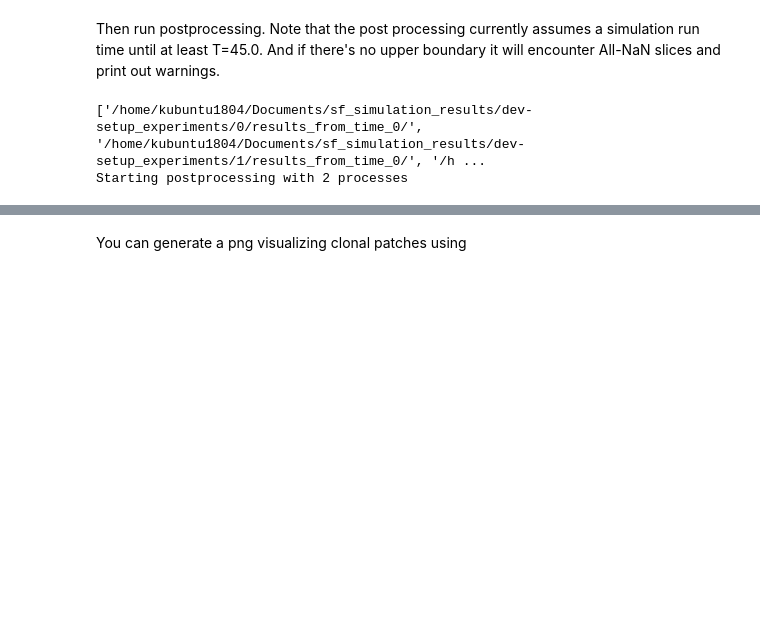
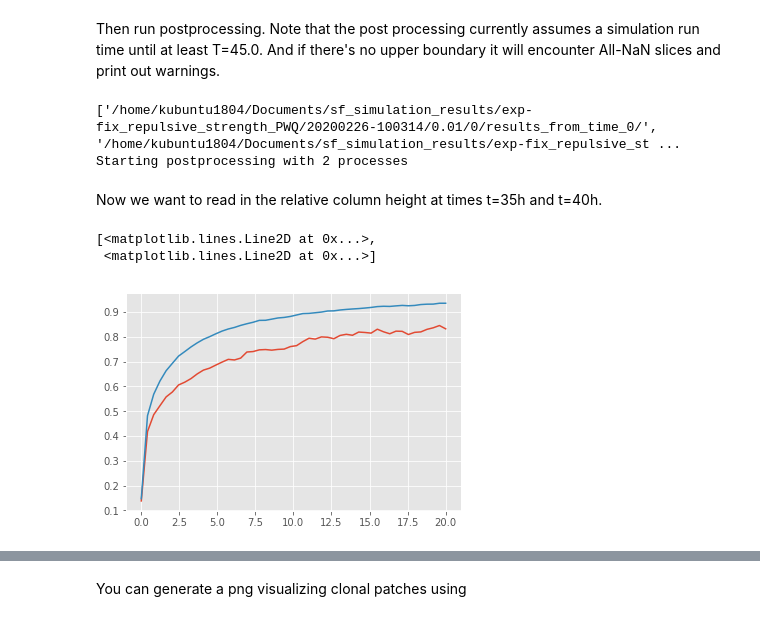
Before and after one commit to somathias/CartilageCBM, a Jupyter notebook: exp-fix_repulsive_strength_PWQ.ipynb, the cells around one changed output, grey strips where cells are left out. Cells and saved outputs as stored; diff of their text form; code cells hidden in the pictures; blank space fills up the shorter version.

```diff
--- a/exp-fix_repulsive_strength_PWQ.ipynb
+++ b/exp-fix_repulsive_strength_PWQ.ipynb
@@ -38,6 +57,6 @@ flags = flags + ' --F pwq' # PWQ force
 # %%
 list_of_flags = []
-for mu_R in np.linspace(0, 5, 20):
+for mu_R in mu_R_values:
     direc = output_directory + '/' + str(mu_R) + '/'
     list_of_flags.append(' --output-dir '+direc + flags + ' --mu_R ' + str(mu_R))
 de.run_simulations_list(list_of_flags=list_of_flags)
@@ -65,9 +84,29 @@ Note that the output from the bash subprocesses gets printed in the shell runnin
 Then run postprocessing. Note that the post processing currently assumes a simulation run time until at least T=45.0. And if there's no upper boundary it will encounter All-NaN slices and print out warnings.
 # %%
 list_of_directories = []
-for mu_R in np.linspace(0, 5, 20):
+for mu_R in mu_R_values:
     list_of_directories.append(output_directory + '/' + str(mu_R) + '/')
 de.run_postprocessing_list(list_of_directories)
 # %% [output]
-['/home/kubuntu1804/Documents/sf_simulation_results/dev-setup_experiments/0/results_from_time_0/', '/home/kubuntu1804/Documents/sf_simulation_results/dev-setup_experiments/1/results_from_time_0/', '/h ...
+['/home/kubuntu1804/Documents/sf_simulation_results/exp-fix_repulsive_strength_PWQ/20200226-100314/0.01/0/results_from_time_0/', '/home/kubuntu1804/Documents/sf_simulation_results/exp-fix_repulsive_st ...
 Starting postprocessing with 2 processes
+# %% [markdown]
+Now we want to read in the relative column height at times t=35h and t=40h.
+# %%
+# time steps are consistent across runs, so it's sufficient to load them from a single path
+times, coords = sm.read_in_data('/home/kubuntu1804/Documents/sf_simulation_results/'+output_directory + '/' + str(mu_R) + '/0/results_from_time_0/')
+ind_t35 = np.where(times==35.0)[0][0] #what if we did not sample at this time???
+ind_t40 = np.where(times==40.0)[0][0]
+# %%
+rch_t35 = []
+rch_t40 = []
+for direc in list_of_directories:
+    rch = np.loadtxt('/home/kubuntu1804/Documents/sf_simulation_results/'+direc+'0/results_from_time_0/metrics_results/data_relative_column_height_av.txt', dtype=float)
+    rch_t35.append(rch[ind_t35])
+    rch_t40.append(rch[ind_t40])
+# %%
+plt.plot(mu_R_values, rch_t35, mu_R_values, rch_t40)
+# %% [output]
+[<matplotlib.lines.Line2D at 0x...>,
+ <matplotlib.lines.Line2D at 0x...>]
+[figure, added]
```
Also changed, not shown: parts of 13 cells of this notebook.
